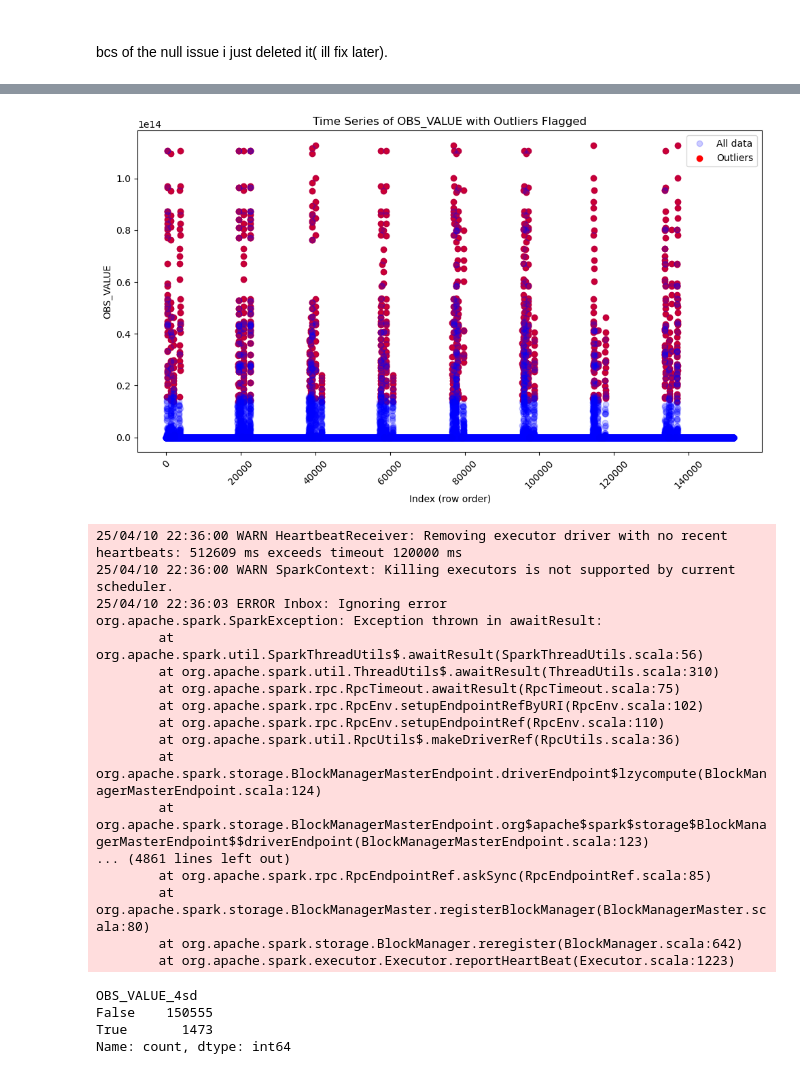
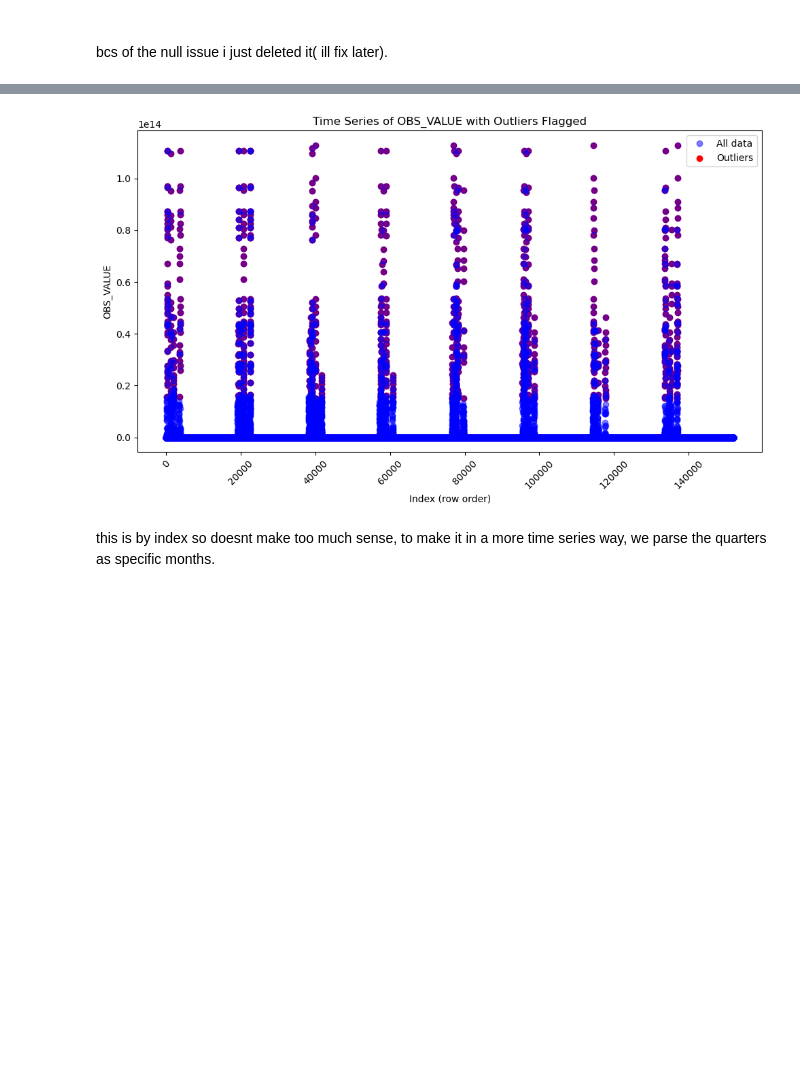
Before and after one commit to melisa002/ESMA2025, a Jupyter notebook: mel.ipynb, the cells around one changed output, grey strips where cells are left out. Cells and saved outputs as stored; diff of their text form; code cells hidden in the pictures; blank space fills up the shorter version.

```diff
--- a/mel.ipynb
+++ b/mel.ipynb
@@ -1,10 +6,5 @@
 # %%
-import pandas as pd
-import pyspark.sql.functions as f
-from functools import reduce
-from pyspark.sql import SparkSession
-
-spark = SparkSession.builder.appName("ExcelToSpark").getOrCreate()
+spark = SparkSession.builder.appName("ExcelToSpark1").getOrCreate()
 file1_pd = pd.read_csv("fl1.csv")
 file2_pd = pd.read_csv("fl2.csv")
 
@@ -300,7 +345,7 @@ plt.plot(
     marker='o',
     linestyle='',
     color='blue',
-    alpha=0.2,
+    alpha=0.5,
     label='All data'
 )
 
@@ -324,26 +369,3 @@ plt.show()
-[figure, old version]
+[figure, new version]
-25/04/10 22:36:00 WARN HeartbeatReceiver: Removing executor driver with no recent heartbeats: 512609 ms exceeds timeout 120000 ms
-25/04/10 22:36:00 WARN SparkContext: Killing executors is not supported by current scheduler.
-25/04/10 22:36:03 ERROR Inbox: Ignoring error
-org.apache.spark.SparkException: Exception thrown in awaitResult:
-        at org.apache.spark.util.SparkThreadUtils$.awaitResult(SparkThreadUtils.scala:56)
-        at org.apache.spark.util.ThreadUtils$.awaitResult(ThreadUtils.scala:310)
-        at org.apache.spark.rpc.RpcTimeout.awaitResult(RpcTimeout.scala:75)
-        at org.apache.spark.rpc.RpcEnv.setupEndpointRefByURI(RpcEnv.scala:102)
-        at org.apache.spark.rpc.RpcEnv.setupEndpointRef(RpcEnv.scala:110)
-        at org.apache.spark.util.RpcUtils$.makeDriverRef(RpcUtils.scala:36)
-        at org.apache.spark.storage.BlockManagerMasterEndpoint.driverEndpoint$lzycompute(BlockManagerMasterEndpoint.scala:124)
-        at org.apache.spark.storage.BlockManagerMasterEndpoint.org$apache$spark$storage$BlockManagerMasterEndpoint$$driverEndpoint(BlockManagerMasterEndpoint.scala:123)
-... (4861 lines left out)
-        at org.apache.spark.rpc.RpcEndpointRef.askSync(RpcEndpointRef.scala:85)
-        at org.apache.spark.storage.BlockManagerMaster.registerBlockManager(BlockManagerMaster.scala:80)
-        at org.apache.spark.storage.BlockManager.reregister(BlockManager.scala:642)
-        at org.apache.spark.executor.Executor.reportHeartBeat(Executor.scala:1223)
-# %%
-pdf_out['OBS_VALUE_3sd'].value_counts()
-pdf_out['OBS_VALUE_4sd'].value_counts()
-# %% [output]
-OBS_VALUE_4sd
-False    150555
-True       1473
-Name: count, dtype: int64
+# %% [markdown]
+this is by index so doesnt make too much sense, to make it in a more time series way, we parse the quarters as specific months.
```
Also changed, not shown: parts of 15 cells of this notebook, 12 other files.
